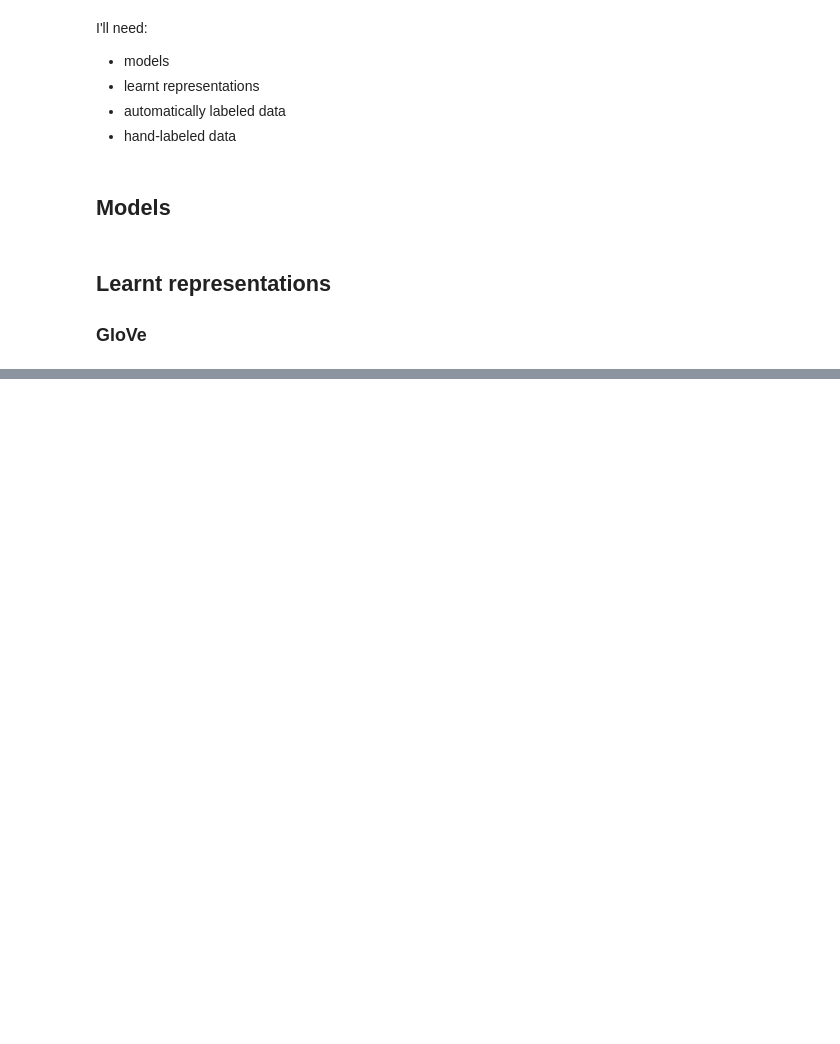
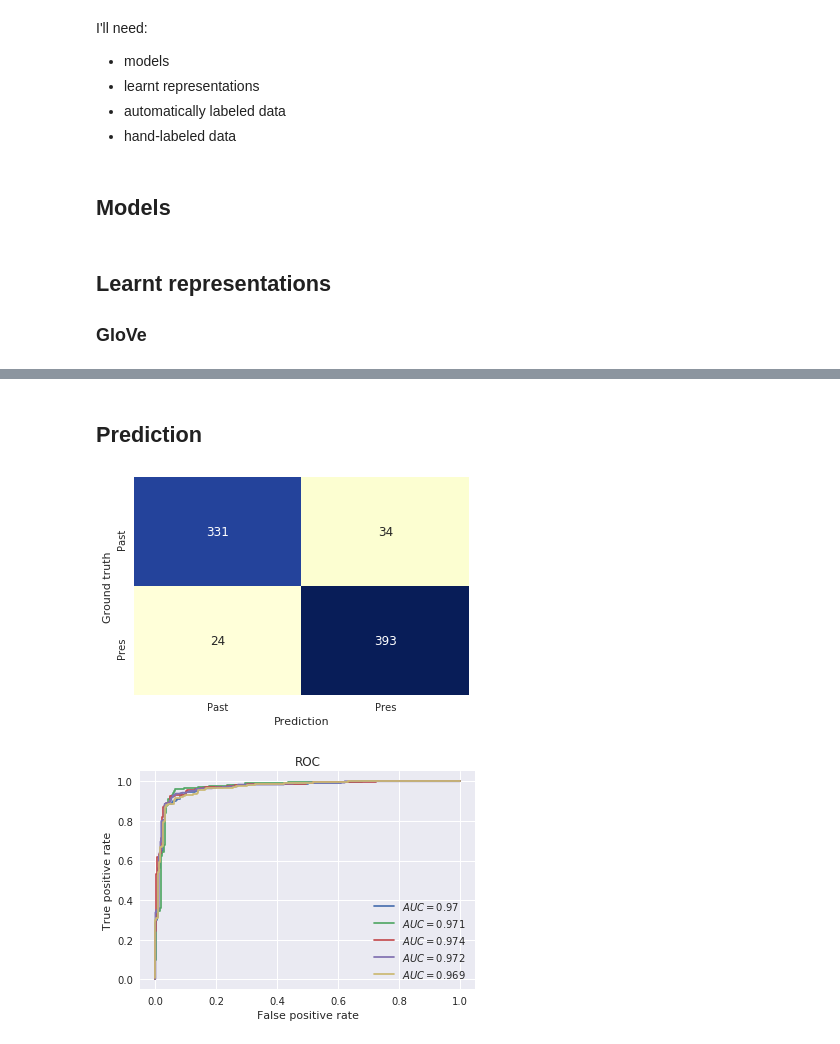
Before and after one commit to geoffbacon/semrep, a Jupyter notebook: semrep/evaluate/koehn/koehn.ipynb, the cells around one changed output, grey strips where cells are left out. Drawn from its saved outputs; the diff is of its cells as text; code cells hidden in the pictures; blank space fills up the shorter version.

```diff
--- a/semrep/evaluate/koehn/koehn.ipynb
+++ b/semrep/evaluate/koehn/koehn.ipynb
@@ -62,4 +66,5 @@ tmp_path = '../../tmp'
 size = 50
 fname = 'embeddings/glove.6B.{}d.txt'.format(size)
 glove_path = os.path.join(data_path, fname)
-glove = pd.read_csv(glove_path, sep=' ', header=None, index_col=0, quoting=csv.QUOTE_NONE).T
+glove = pd.read_csv(glove_path, sep=' ', header=None, index_col=0, quoting=csv.QUOTE_NONE)
+glove.head()
@@ -65,0 +82,5 @@ glove = pd.read_csv(glove_path, sep=' ', header=None, index_col=0, quoting=csv.Q
+# %%
+fname = 'evaluation/dependency/UD_English/en-ud-features.csv'
+features_path = os.path.join(data_path, fname)
+features = pd.read_csv(features_path).set_index('form')
+features.head()
@@ -65,0 +95,3 @@ glove = pd.read_csv(glove_path, sep=' ', header=None, index_col=0, quoting=csv.Q
+# %%
+df = pd.merge(glove, features, how='inner', left_index=True, right_index=True)
+df.head()
@@ -65,0 +106,2 @@ glove = pd.read_csv(glove_path, sep=' ', header=None, index_col=0, quoting=csv.Q
+# %% [markdown]
+## Prediction
@@ -65,0 +158,10 @@ glove = pd.read_csv(glove_path, sep=' ', header=None, index_col=0, quoting=csv.Q
+# %%
+X, y, le = prepare_X_and_y('Tense', df)
+X_train, X_test, y_train, y_test = train_test_split(X, y, test_size=0.2, stratify=y)
+
+model = LogisticRegressionCV(penalty='l1', solver='liblinear', cv=5)
+model = model.fit(X_train, y_train)
+metrics(model, X_test, y_test, le)
+# %% [output]
+[figure, added]
+[figure, added]
```
Also changed, not shown: parts of 6 cells of this notebook, 2 other files.
